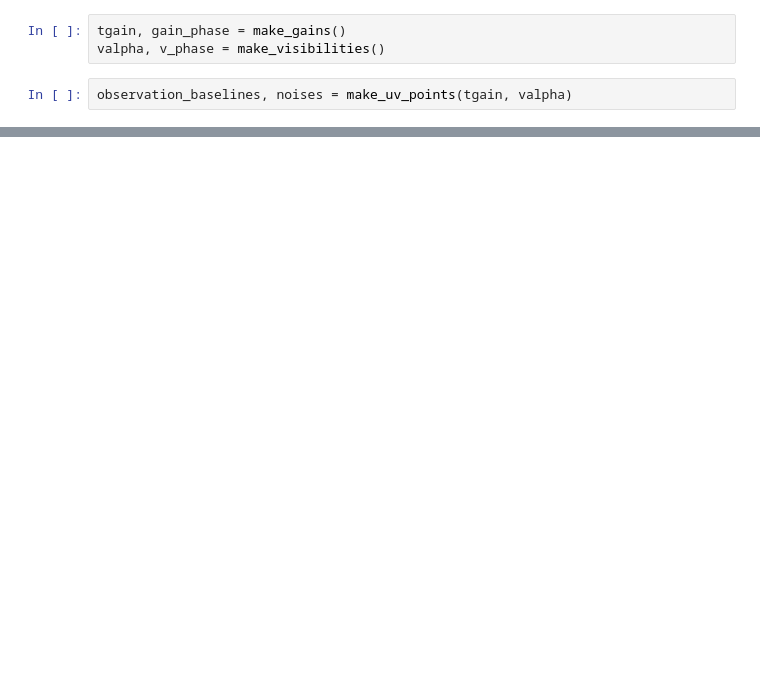
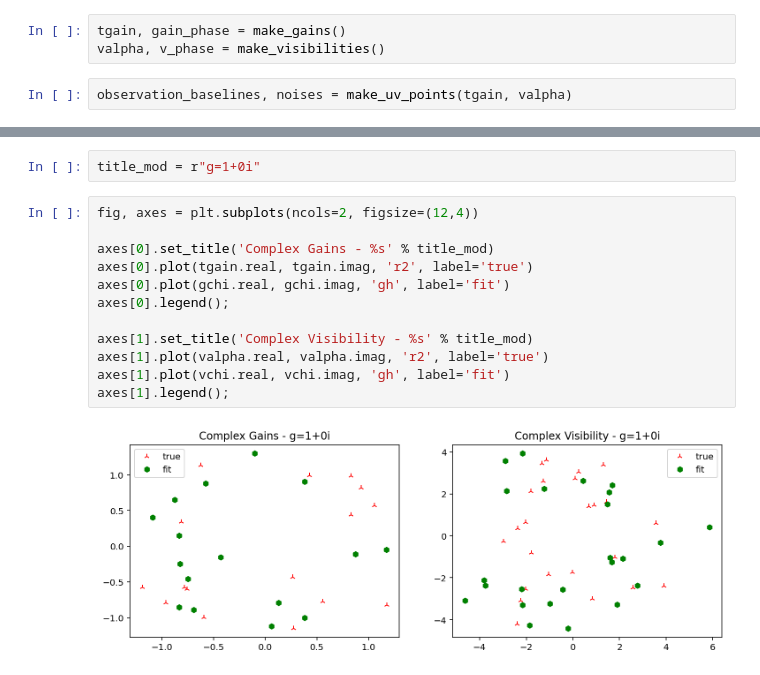
Before and after one commit to pecom/red-calibration, a Jupyter notebook: SmallArrayTests.ipynb, the cells around one changed output, grey strips where cells are left out. Drawn from its saved outputs; the diff is of its cells as text; blank space fills up the shorter version.

```diff
--- a/SmallArrayTests.ipynb
+++ b/SmallArrayTests.ipynb
@@ -166,0 +436,16 @@ v0 = valpha.copy() + valpha_perturb*50
+# %%
+title_mod = r"g=1+0i"
+# %%
+fig, axes = plt.subplots(ncols=2, figsize=(12,4))
+
+axes[0].set_title('Complex Gains - %s' % title_mod)
+axes[0].plot(tgain.real, tgain.imag, 'r2', label='true')
+axes[0].plot(gchi.real, gchi.imag, 'gh', label='fit')
+axes[0].legend();
+
+axes[1].set_title('Complex Visibility - %s' % title_mod)
+axes[1].plot(valpha.real, valpha.imag, 'r2', label='true')
+axes[1].plot(vchi.real, vchi.imag, 'gh', label='fit')
+axes[1].legend();
+# %% [output]
+[figure, added]
```
Also changed, not shown: parts of 73 cells of this notebook.
